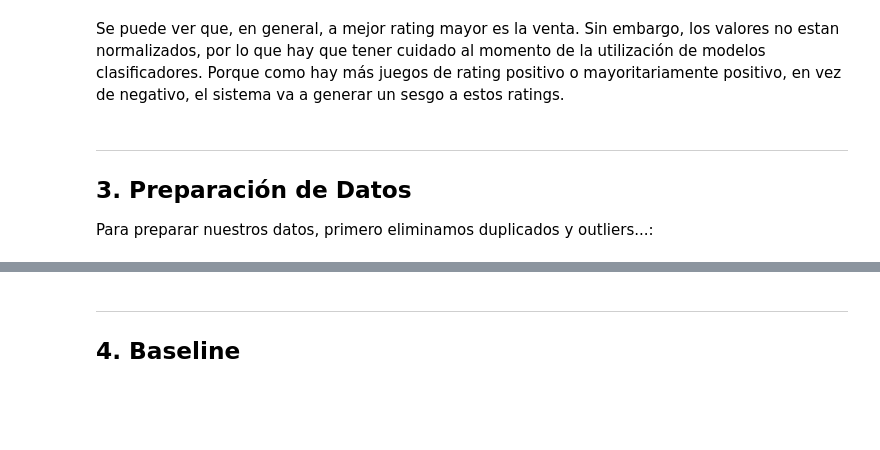
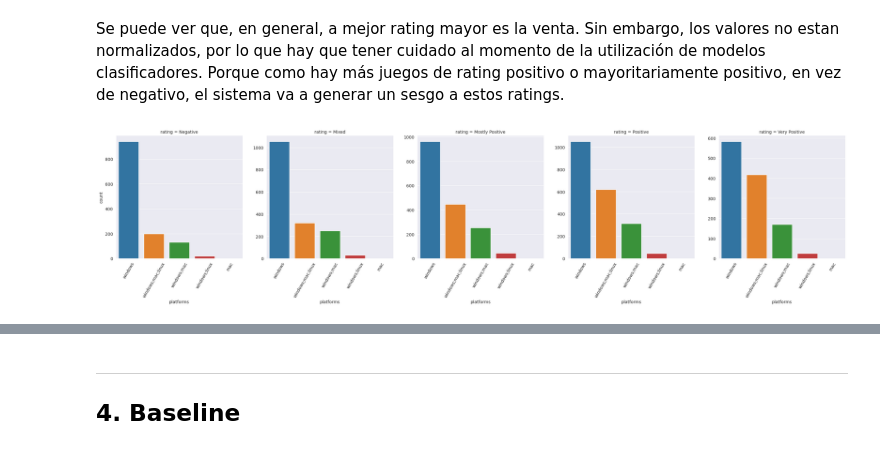
Before and after one commit to DanielCG19/Evaluaciones-MDS7202, a Jupyter notebook: Proyecto/Proyecto.ipynb, the cells around one changed output, grey strips where cells are left out. Saved outputs shown, nothing was run; the diff lists cells and outputs as text; code cells hidden in the pictures; blank space fills up the shorter version.

```diff
--- a/Proyecto/Proyecto.ipynb
+++ b/Proyecto/Proyecto.ipynb
@@ -346,0 +315,4 @@ Con estos graficos se puede concluir que las relaciones estadisticamente más re
+# %%
+for col in df_train.select_dtypes(include='object'):
+    if df_train[col].nunique() <= 1000:
+        display(df_train.groupby(col)[['estimated_sells', 'average_playtime', 'price', 'achievements','english']].mean())
@@ -357,12 +361,9 @@ px.histogram(
 # %% [markdown]
 Se puede ver que, en general, a mejor rating mayor es la venta. Sin embargo, los valores no estan normalizados, por lo que hay que tener cuidado al momento de la utilización de modelos clasificadores. Porque como hay más juegos de rating positivo o mayoritariamente positivo, en vez de negativo, el sistema va a generar un sesgo a estos ratings.
-# %% [markdown]
----
-
-## 3. Preparación de Datos
-
-Para preparar nuestros datos, primero eliminamos duplicados y outliers...:
-# %%
-## Código
-df_train = df_train.dropna()
-df_train = df_train.drop_duplicates()
+# %%
+for col in df_train.select_dtypes(include='object'):
+    if df_train[col].nunique() <= 500:
+        g = sns.catplot(x = col, kind='count', col = 'rating', data=df_train, sharey=False)
+        g.set_xticklabels(rotation=60)
+# %% [output]
+[figure, added]
```
Also changed, not shown: parts of 95 cells of this notebook, 2 other files.
